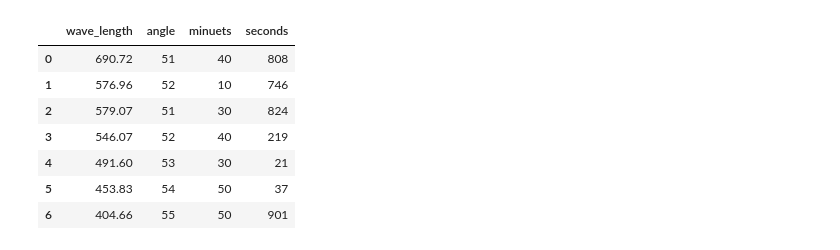
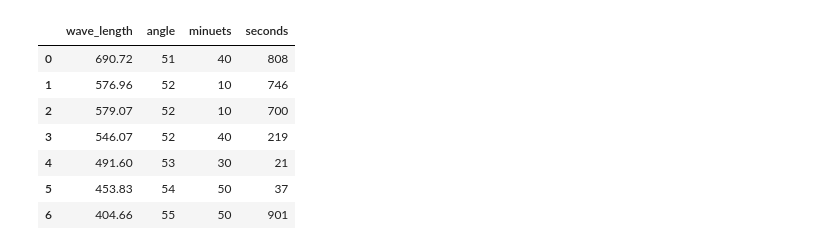
Before and after one commit to ShmakovVladimir/Labs, a Jupyter notebook: Оптика/Гониометр/main.ipynb, the cells around one changed output. Drawn from its saved outputs; the diff is of its cells as text; code cells hidden in the pictures.

```diff
--- a/Оптика/Гониометр/main.ipynb
+++ b/Оптика/Гониометр/main.ipynb
@@ -5,13 +6,13 @@ import pandas as pd
 # %%
 prisma_angle = np.pi / 3
 # %%
-data = pd.read_csv("data.csv")
+data = pd.read_csv("data_podgon.csv")
 data
 # %% [output]
 |  | wave_length | angle | minuets | seconds |
 | 0 | 690.72 | 51 | 40 | 808 |
 | 1 | 576.96 | 52 | 10 | 746 |
-| 2 | 579.07 | 51 | 30 | 824 |
+| 2 | 579.07 | 52 | 10 | 700 |
 | 3 | 546.07 | 52 | 40 | 219 |
 | 4 | 491.60 | 53 | 30 | 21 |
 | 5 | 453.83 | 54 | 50 | 37 |
```
Also changed, not shown: parts of 6 cells of this notebook, 3 other files.
